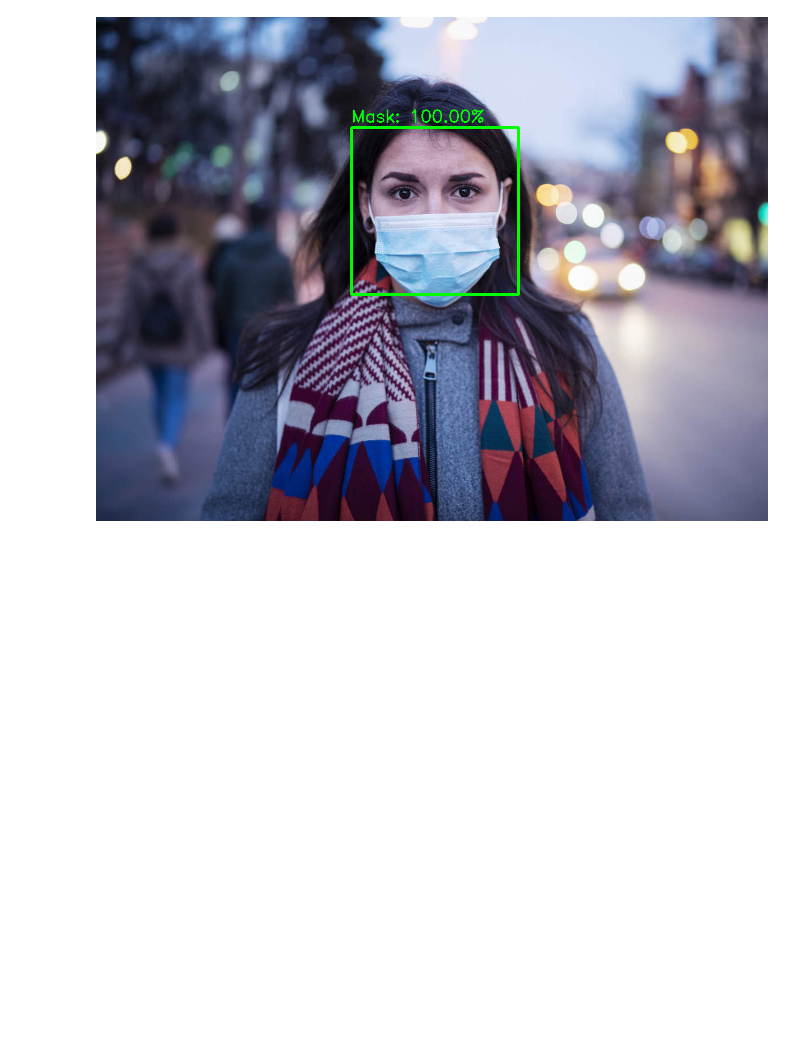
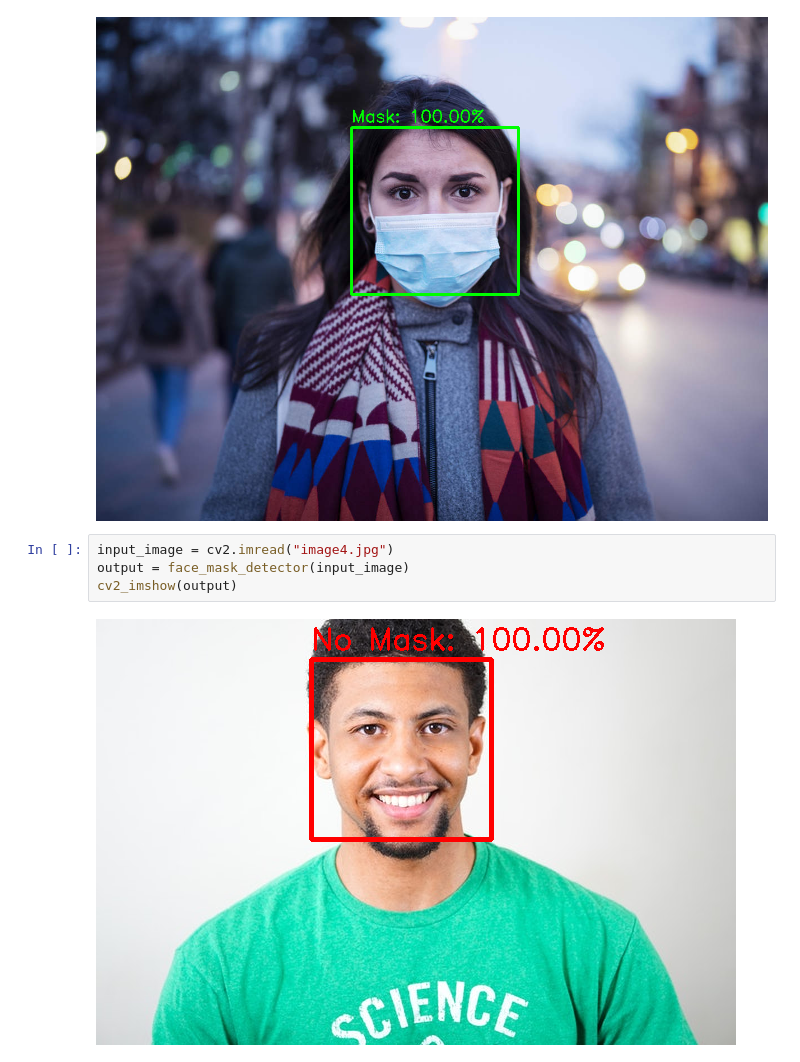
Before and after one commit to milbertgunner/face_mask_detection, a Jupyter notebook: detection of mask.ipynb, the cells around one changed output. Drawn from its saved outputs; the diff is of its cells as text; blank space fills up the shorter version.

```diff
--- a/detection of mask.ipynb
+++ b/detection of mask.ipynb
@@ -62,3 +62,9 @@ output = face_mask_detector(input_image)
 cv2_imshow(output)
 # %% [output]
 [figure]
+# %%
+input_image = cv2.imread("image4.jpg")
+output = face_mask_detector(input_image)
+cv2_imshow(output)
+# %% [output]
+[figure, added]
```
Also changed, not shown: parts of 2 cells of this notebook.
